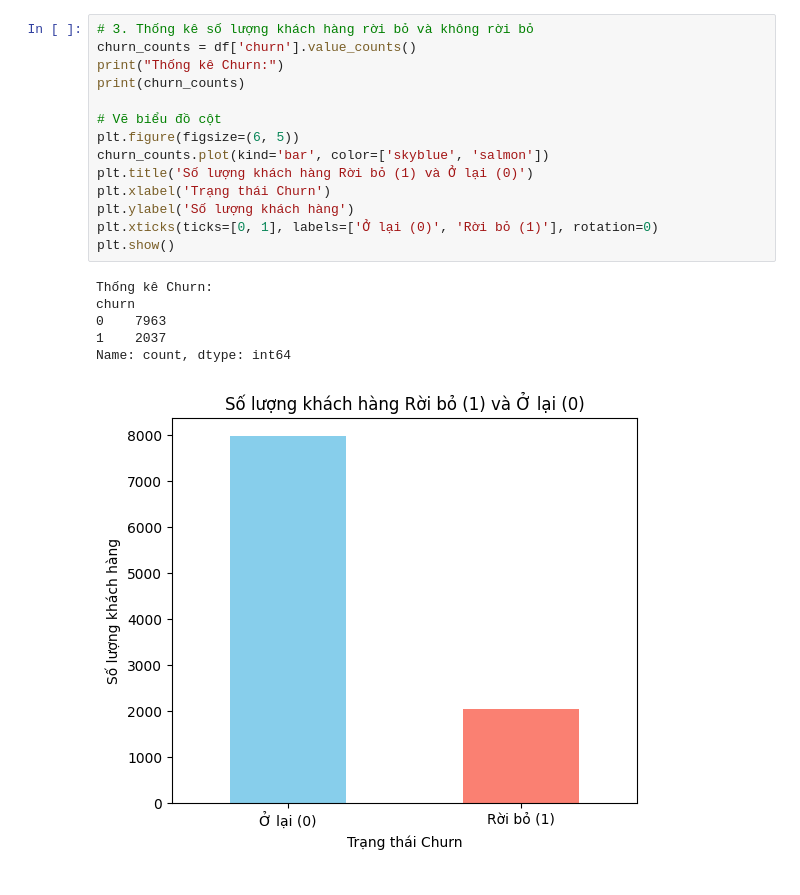
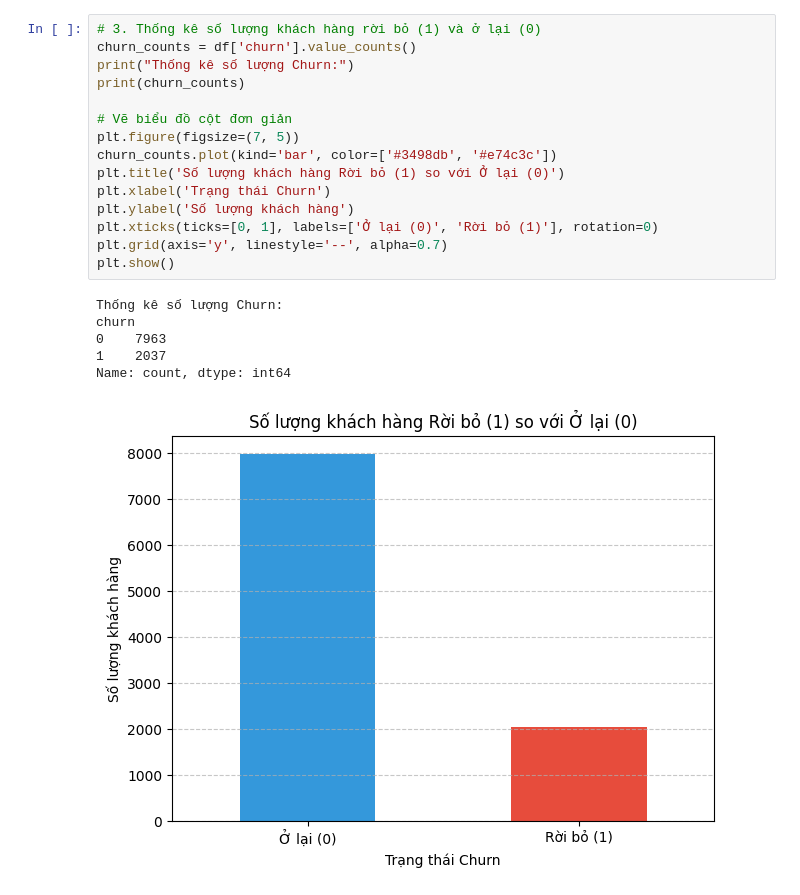
Before and after one commit to Tung36cz/Do_an_1, a Jupyter notebook: truc_quan_moi_lien_he_da_bien.ipynb, the cells around one changed output. Drawn from its saved outputs; the diff is of its cells as text.

```diff
--- a/truc_quan_moi_lien_he_da_bien.ipynb
+++ b/truc_quan_moi_lien_he_da_bien.ipynb
@@ -22,24 +23,25 @@ display(df.head(10))
 | 8 | 15792365 | 501 | France | Male | 44 | 4 | 142051.07 | 2 | 0 | ... |
 | 9 | 15592389 | 684 | France | Male | 27 | 2 | 134603.88 | 1 | 1 | ... |
 # %%
-# 3. Thống kê số lượng khách hàng rời bỏ và không rời bỏ
+# 3. Thống kê số lượng khách hàng rời bỏ (1) và ở lại (0)
 churn_counts = df['churn'].value_counts()
-print("Thống kê Churn:")
+print("Thống kê số lượng Churn:")
 print(churn_counts)
 
-# Vẽ biểu đồ cột
-plt.figure(figsize=(6, 5))
-churn_counts.plot(kind='bar', color=['skyblue', 'salmon'])
-plt.title('Số lượng khách hàng Rời bỏ (1) và Ở lại (0)')
+# Vẽ biểu đồ cột đơn giản
+plt.figure(figsize=(7, 5))
+churn_counts.plot(kind='bar', color=['#3498db', '#e74c3c'])
+plt.title('Số lượng khách hàng Rời bỏ (1) so với Ở lại (0)')
 plt.xlabel('Trạng thái Churn')
 plt.ylabel('Số lượng khách hàng')
 plt.xticks(ticks=[0, 1], labels=['Ở lại (0)', 'Rời bỏ (1)'], rotation=0)
+plt.grid(axis='y', linestyle='--', alpha=0.7)
 plt.show()
 # %% [output]
-Thống kê Churn:
+Thống kê số lượng Churn:
 churn
 0    7963
 1    2037
 Name: count, dtype: int64
-[figure, old version]
+[figure, new version]
 # %%
```
Also changed, not shown: parts of 4 cells of this notebook.
